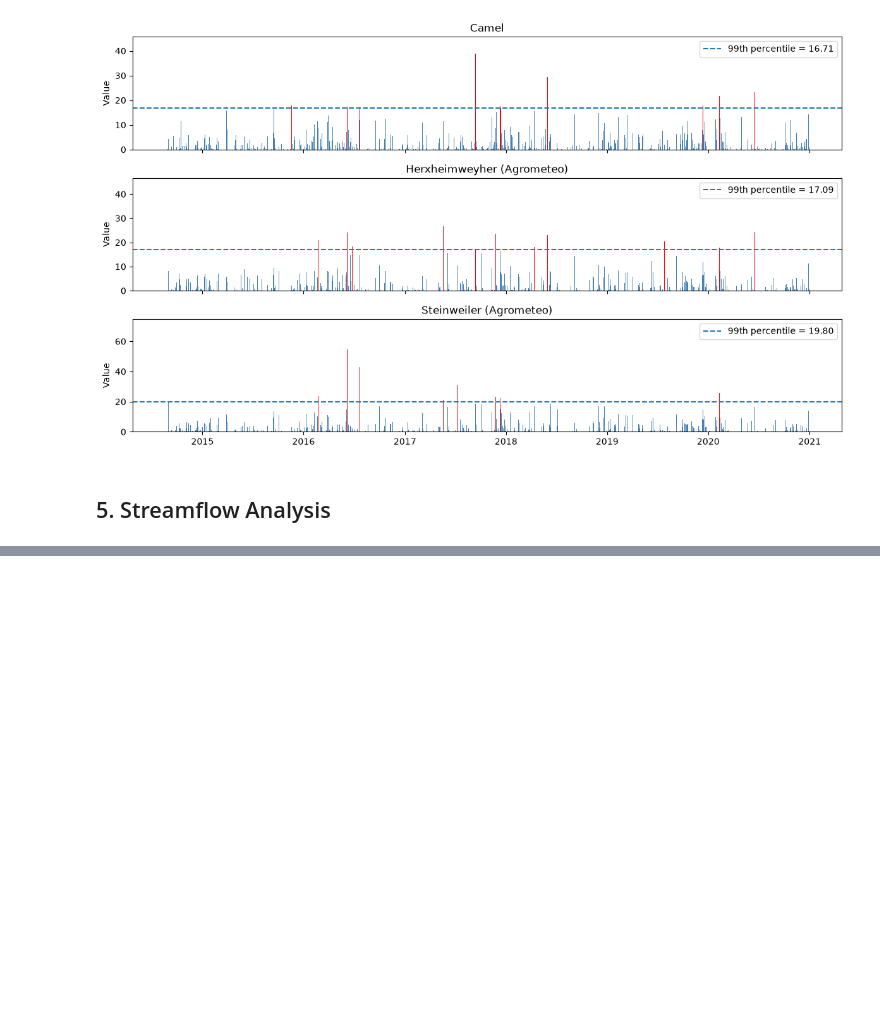
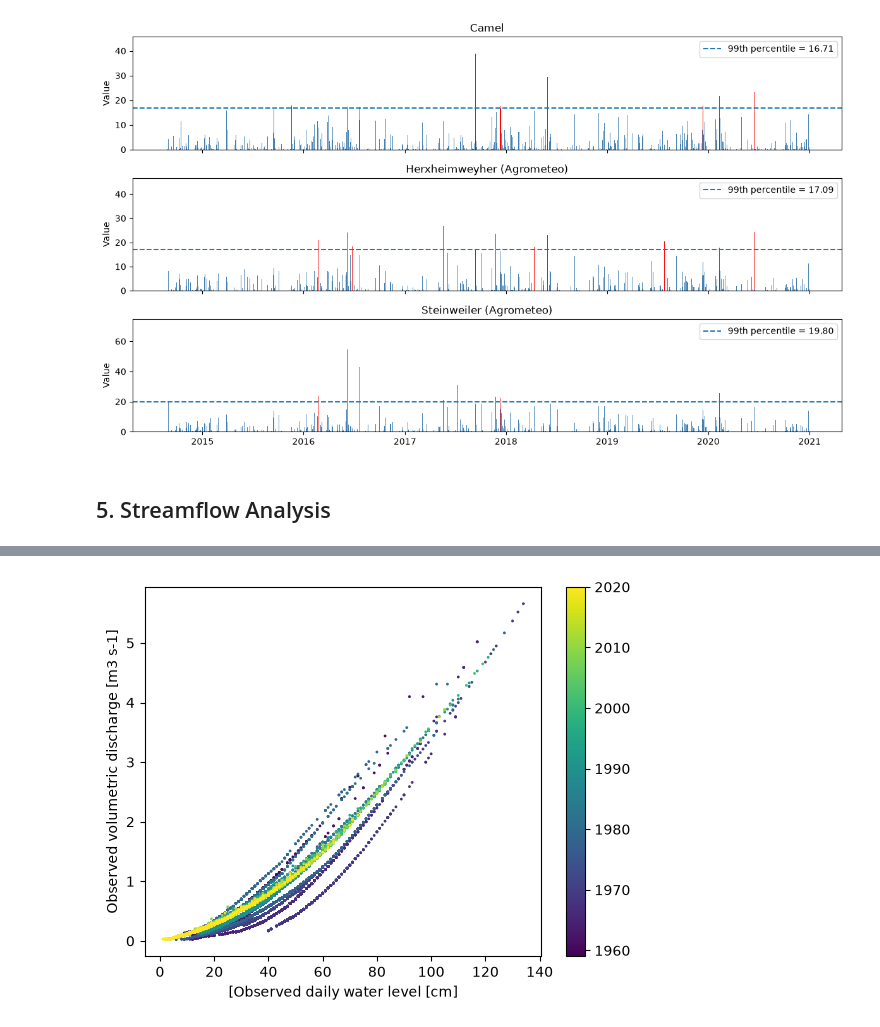
Before and after one commit to danielsehr/ACP4-Seminar, a Jupyter notebook: src/ACP4/main.ipynb, the cells around one changed output, grey strips where cells are left out. Cells and saved outputs as stored; diff of their text form; code cells hidden in the pictures; blank space fills up the shorter version.

```diff
--- a/src/ACP4/main.ipynb
+++ b/src/ACP4/main.ipynb
@@ -298,0 +343,11 @@ data.discharge
+# %%
+# 5.5. Plot the stage discharge relationship.
+# Note: Here i reload the data which is unaligned and therefore provides more data from the past
+df_discharge, _ = read_camel_data(
+    timeseries_dir=config.timeseries_dir,
+    gauge_id=config.gauge_id
+)
+
+plot_rating_curve(df=df_discharge)
+# %% [output]
+[figure, added]
```
Also changed, not shown: parts of 10 cells of this notebook, 4 other files.
